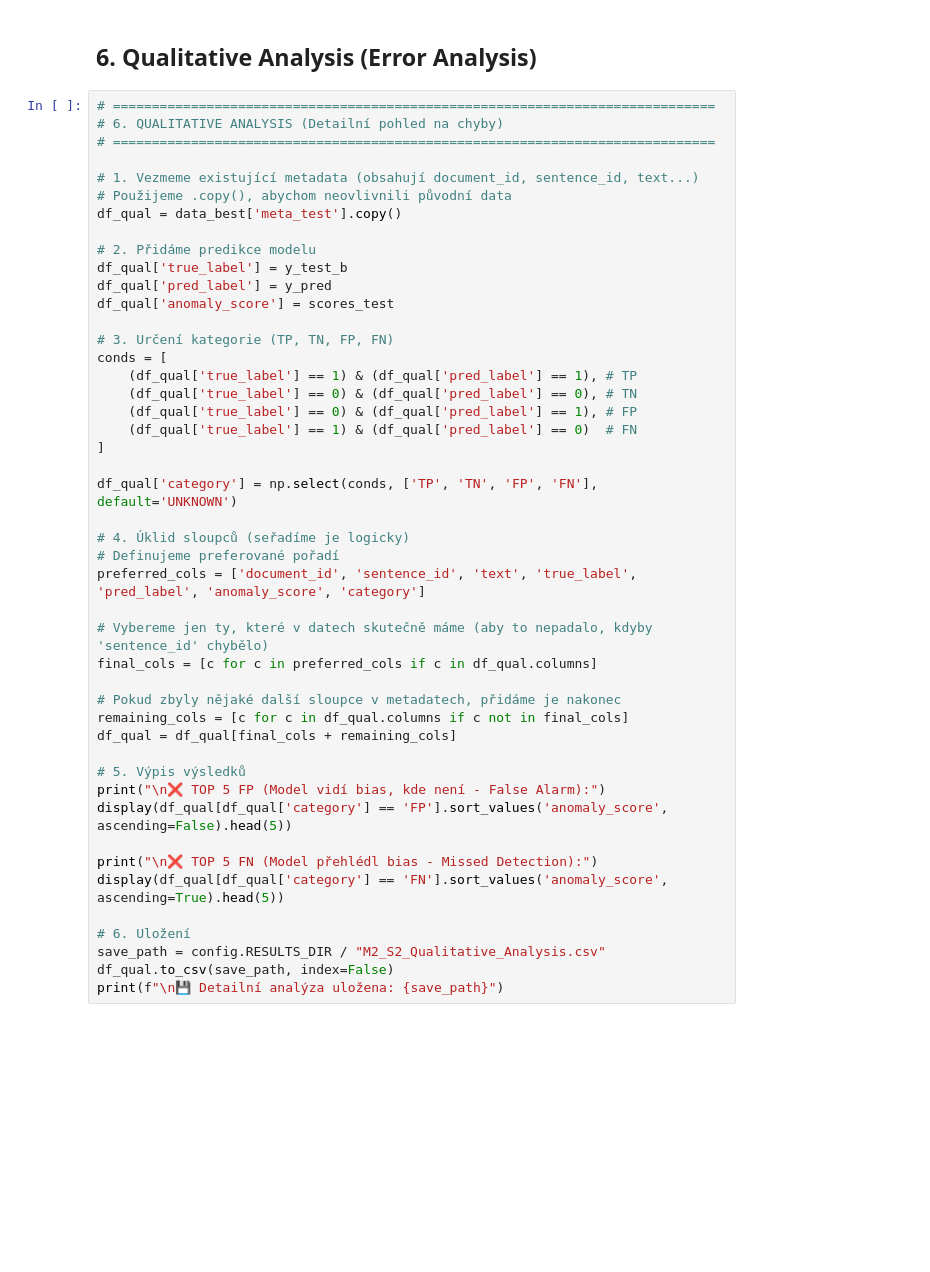
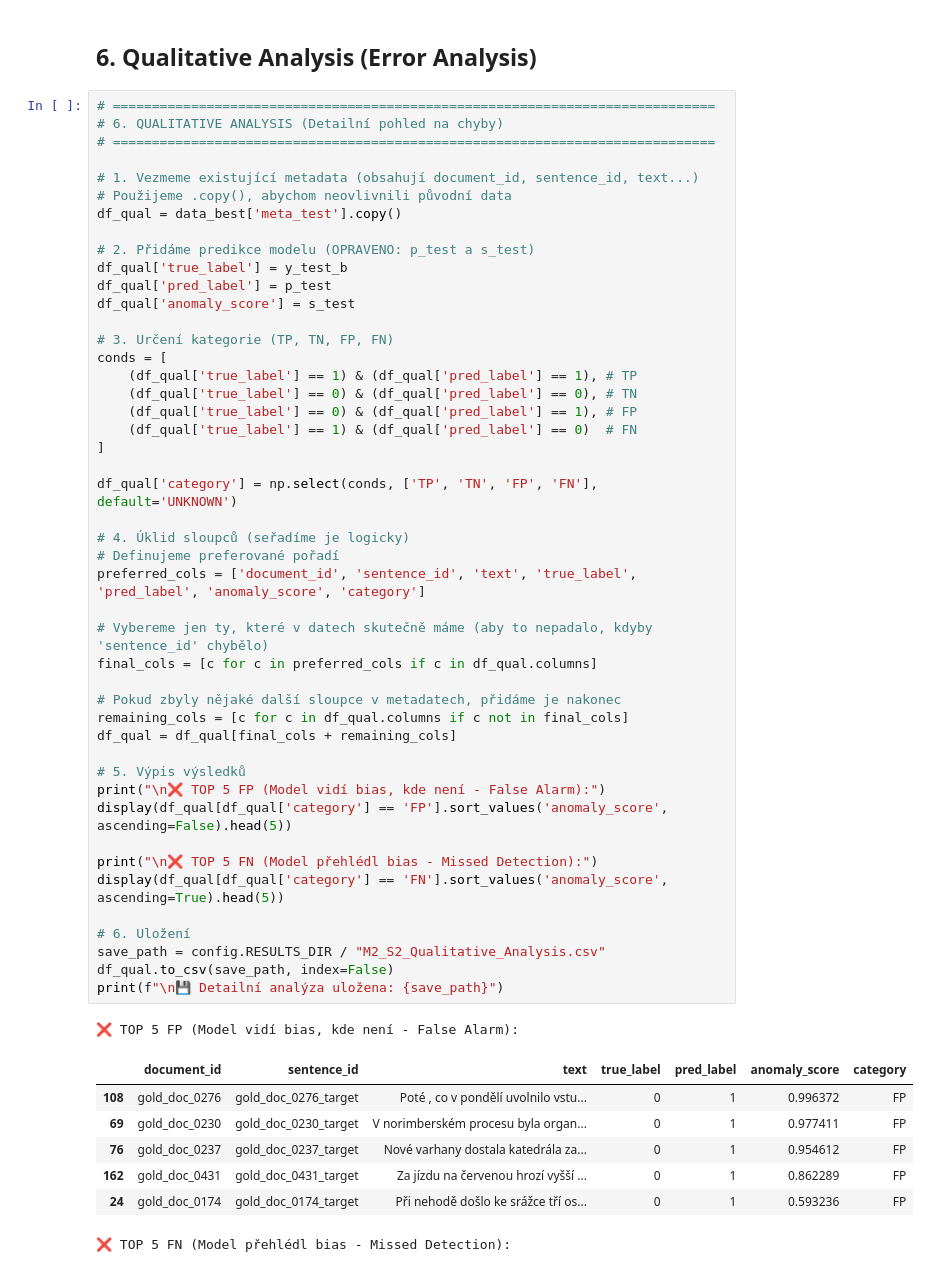
Before and after one commit to Dobes-Michal-Tobias/ThesisCoding, a Jupyter notebook: notebooks/06_M2_S2_Supervised_Sentence.ipynb, the cells around one changed output. Cells and saved outputs as stored; diff of their text form; blank space fills up the shorter version.

```diff
--- a/notebooks/06_M2_S2_Supervised_Sentence.ipynb
+++ b/notebooks/06_M2_S2_Supervised_Sentence.ipynb
@@ -391,40 +590,49 @@ for m, coords in projs.items():
 # Použijeme .copy(), abychom neovlivnili původní data
 df_qual = data_best['meta_test'].copy()
 
-# 2. Přidáme predikce modelu
+# 2. Přidáme predikce modelu (OPRAVENO: p_test a s_test)
 df_qual['true_label'] = y_test_b
-df_qual['pred_label'] = y_pred
-df_qual['anomaly_score'] = scores_test
+df_qual['pred_label'] = p_test
+df_qual['anomaly_score'] = s_test
 
 # 3. Určení kategorie (TP, TN, FP, FN)
 conds = [
     (df_qual['true_label'] == 1) & (df_qual['pred_label'] == 1), # TP
     (df_qual['true_label'] == 0) & (df_qual['pred_label'] == 0), # TN
     (df_qual['true_label'] == 0) & (df_qual['pred_label'] == 1), # FP
     (df_qual['true_label'] == 1) & (df_qual['pred_label'] == 0)  # FN
 ]
 
 df_qual['category'] = np.select(conds, ['TP', 'TN', 'FP', 'FN'], default='UNKNOWN')
 
 # 4. Úklid sloupců (seřadíme je logicky)
 # Definujeme preferované pořadí
 preferred_cols = ['document_id', 'sentence_id', 'text', 'true_label', 'pred_label', 'anomaly_score', 'category']
 
 # Vybereme jen ty, které v datech skutečně máme (aby to nepadalo, kdyby 'sentence_id' chybělo)
 final_cols = [c for c in preferred_cols if c in df_qual.columns]
 
 # Pokud zbyly nějaké další sloupce v metadatech, přidáme je nakonec
 remaining_cols = [c for c in df_qual.columns if c not in final_cols]
 df_qual = df_qual[final_cols + remaining_cols]
 
 # 5. Výpis výsledků
 print("\n❌ TOP 5 FP (Model vidí bias, kde není - False Alarm):")
 display(df_qual[df_qual['category'] == 'FP'].sort_values('anomaly_score', ascending=False).head(5))
 
 print("\n❌ TOP 5 FN (Model přehlédl bias - Missed Detection):")
 display(df_qual[df_qual['category'] == 'FN'].sort_values('anomaly_score', ascending=True).head(5))
 
 # 6. Uložení
 save_path = config.RESULTS_DIR / "M2_S2_Qualitative_Analysis.csv"
 df_qual.to_csv(save_path, index=False)
 print(f"\n💾 Detailní analýza uložena: {save_path}")
+# %% [output]
+❌ TOP 5 FP (Model vidí bias, kde není - False Alarm):
+|  | document_id | sentence_id | text | true_label | pred_label | anomaly_score | category |
+| 108 | gold_doc_0276 | gold_doc_0276_target | Poté , co v pondělí uvolnilo vstu... | 0 | 1 | 0.996372 | FP |
+| 69 | gold_doc_0230 | gold_doc_0230_target | V norimberském procesu byla organ... | 0 | 1 | 0.977411 | FP |
+| 76 | gold_doc_0237 | gold_doc_0237_target | Nové varhany dostala katedrála za... | 0 | 1 | 0.954612 | FP |
+| 162 | gold_doc_0431 | gold_doc_0431_target | Za jízdu na červenou hrozí vyšší ... | 0 | 1 | 0.862289 | FP |
+| 24 | gold_doc_0174 | gold_doc_0174_target | Při nehodě došlo ke srážce tří os... | 0 | 1 | 0.593236 | FP |
+❌ TOP 5 FN (Model přehlédl bias - Missed Detection):
```
Also changed, not shown: parts of 8 cells of this notebook, 4 other files.
